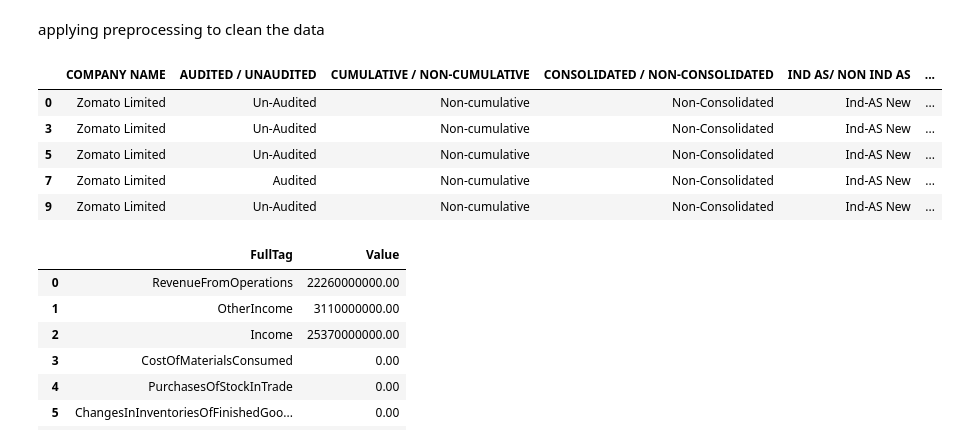
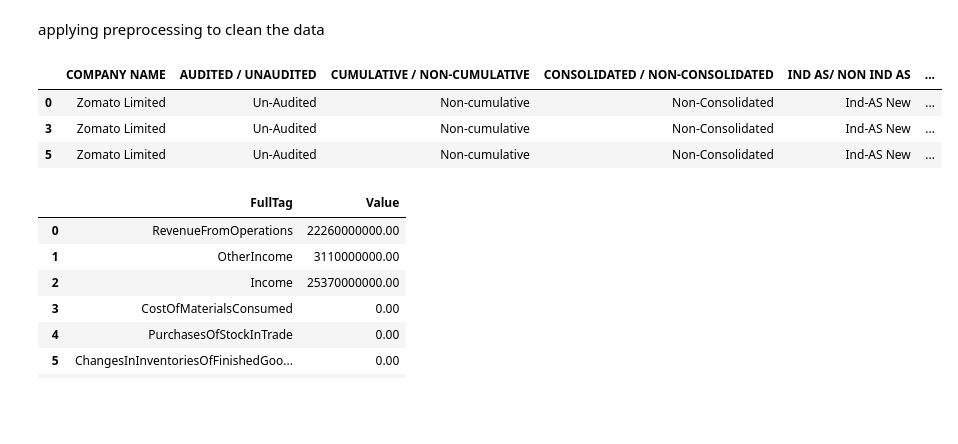
Before and after one commit to KaranSharma-007/Python-Finance, a Jupyter notebook: Main.ipynb, the cells around one changed output. Cells and saved outputs as stored; diff of their text form; code cells hidden in the pictures; blank space fills up the shorter version.

```diff
--- a/Main.ipynb
+++ b/Main.ipynb
@@ -67,14 +78,12 @@ Let's understand this table:-
 applying preprocessing to clean the data
 # %%
 df_fillings = preprocess_fillings_NonConsolidated_csv(fillings_file_path)
-df_fillings.head()
+df_fillings.head(3)
 # %% [output]
 |  | COMPANY NAME | AUDITED / UNAUDITED | CUMULATIVE / NON-CUMULATIVE | CONSOLIDATED / NON-CONSOLIDATED | IND AS/ NON IND AS | ... |
 | 0 | Zomato Limited | Un-Audited | Non-cumulative | Non-Consolidated | Ind-AS New | ... |
 | 3 | Zomato Limited | Un-Audited | Non-cumulative | Non-Consolidated | Ind-AS New | ... |
 | 5 | Zomato Limited | Un-Audited | Non-cumulative | Non-Consolidated | Ind-AS New | ... |
-| 7 | Zomato Limited | Audited | Non-cumulative | Non-Consolidated | Ind-AS New | ... |
-| 9 | Zomato Limited | Un-Audited | Non-cumulative | Non-Consolidated | Ind-AS New | ... |
 # %%
 # Testing
 Xml_Extract_Financials(df_fillings['** XBRL'].iloc[0])
```
Also changed, not shown: parts of 55 cells of this notebook, 7 other files.
